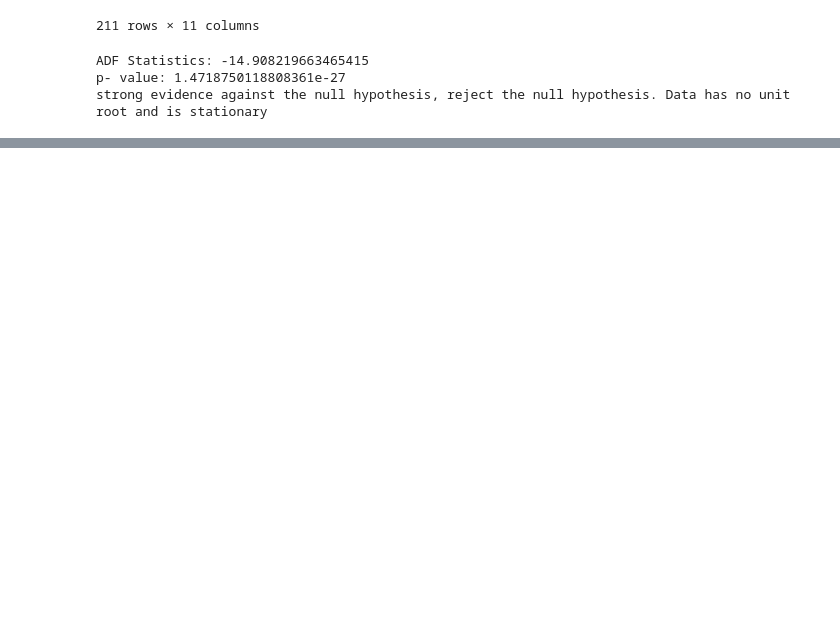
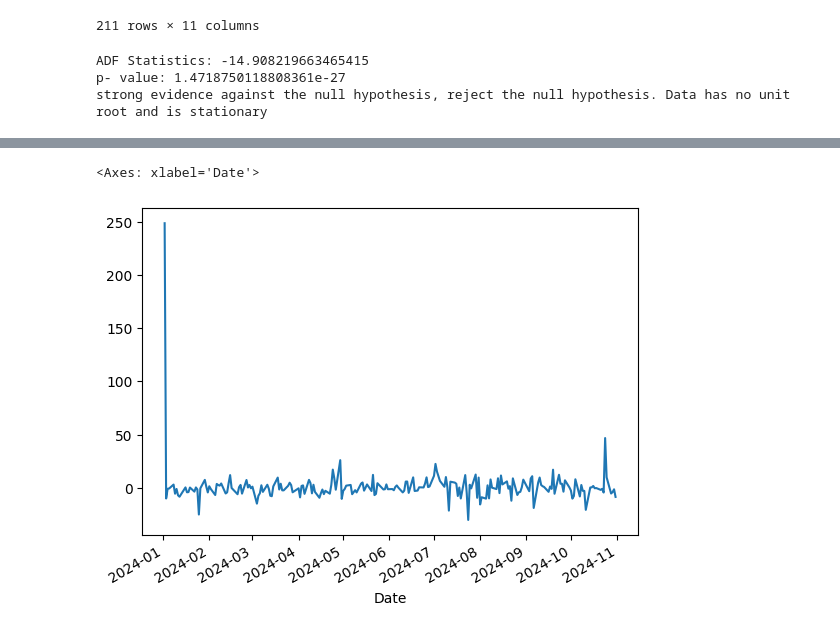
Before and after one commit to PatilDivya-10/local, a Jupyter notebook: TSLA_ActualndPredict.ipynb, the cells around one changed output, grey strips where cells are left out. Saved outputs shown, nothing was run; the diff lists cells and outputs as text; code cells hidden in the pictures; blank space fills up the shorter version.

```diff
--- a/TSLA_ActualndPredict.ipynb
+++ b/TSLA_ActualndPredict.ipynb
@@ -174,0 +226,5 @@ strong evidence against the null hypothesis, reject the null hypothesis. Data ha
+# %%
+model_ARIMA_fit.resid.plot()
+# %% [output]
+<Axes: xlabel='Date'>
+[figure, added]
```
Also changed, not shown: parts of 13 cells of this notebook.
